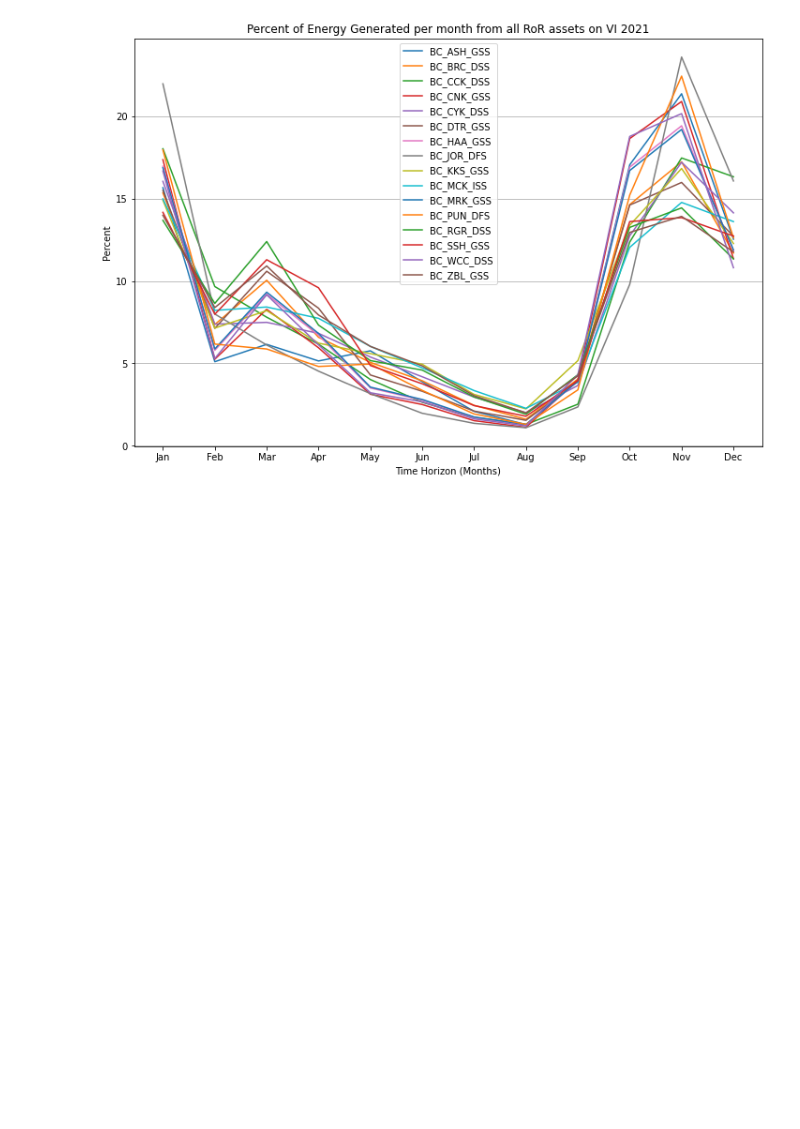
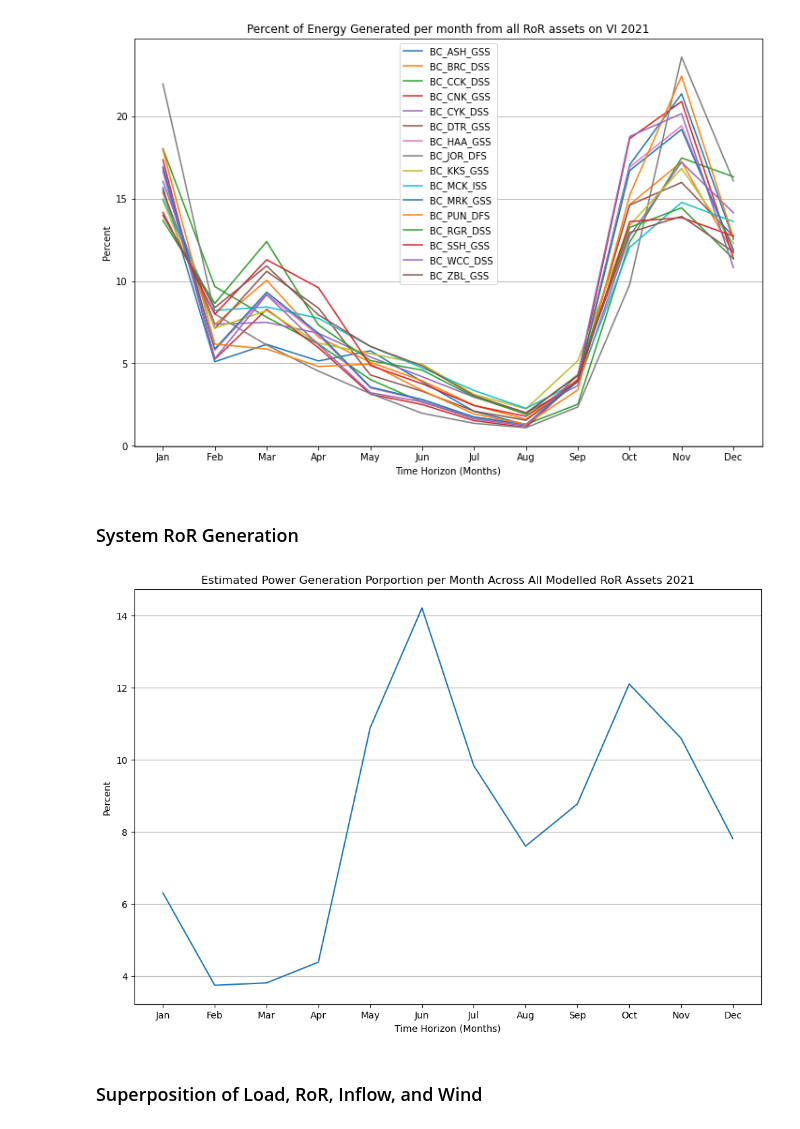
Before and after one commit to DeltaE/PyPSA_BC, a Jupyter notebook: notebooks/validate-hydro.ipynb, the cells around one changed output. Saved outputs shown, nothing was run; the diff lists cells and outputs as text; code cells hidden in the pictures; blank space fills up the shorter version.

```diff
--- a/notebooks/validate-hydro.ipynb
+++ b/notebooks/validate-hydro.ipynb
@@ -209,3 +234,29 @@ _ = ax.set_xticks(xticks)
 _ = ax.set_xticklabels(xtick_labels)
 # %% [output]
 [figure]
+# %% [markdown]
+### System RoR Generation
+# %%
+temp = ror_df.groupby([ror_df.index.to_series().dt.month]).sum().sum(axis=1) #.dt.month_name().rename('month')
+ror_percent = (temp / temp.sum(axis=0)) * 100
+
+# col_list = ror_df.sum(axis=0).sort_values(ascending=False).index[:10] # top 10 sites by production
+fig, ax = plt.subplots(figsize=(12,8))
+ax.plot(ror_percent,label="System")
+
+
+
+# Formatting options
+plt.xlabel('Time Horizon (Months)')
+plt.ylabel('Percent')
+plt.title('Estimated Power Generation Porportion per Month Across All Modelled RoR Assets 2021')
+plt.grid(axis='y')
+# plt.legend()
+xticks = [1,2,3,4,5,6,7,8,9,10,11,12]
+xtick_labels = month_names = ['Jan','Feb','Mar','Apr','May','Jun','Jul','Aug','Sep','Oct','Nov','Dec']
+_ = ax.set_xticks(xticks)
+_ = ax.set_xticklabels(xtick_labels)
+# %% [output]
+[figure, added]
+# %% [markdown]
+### Superposition of Load, RoR, Inflow, and Wind
```
Also changed, not shown: parts of 7 cells of this notebook, 23 other files.
